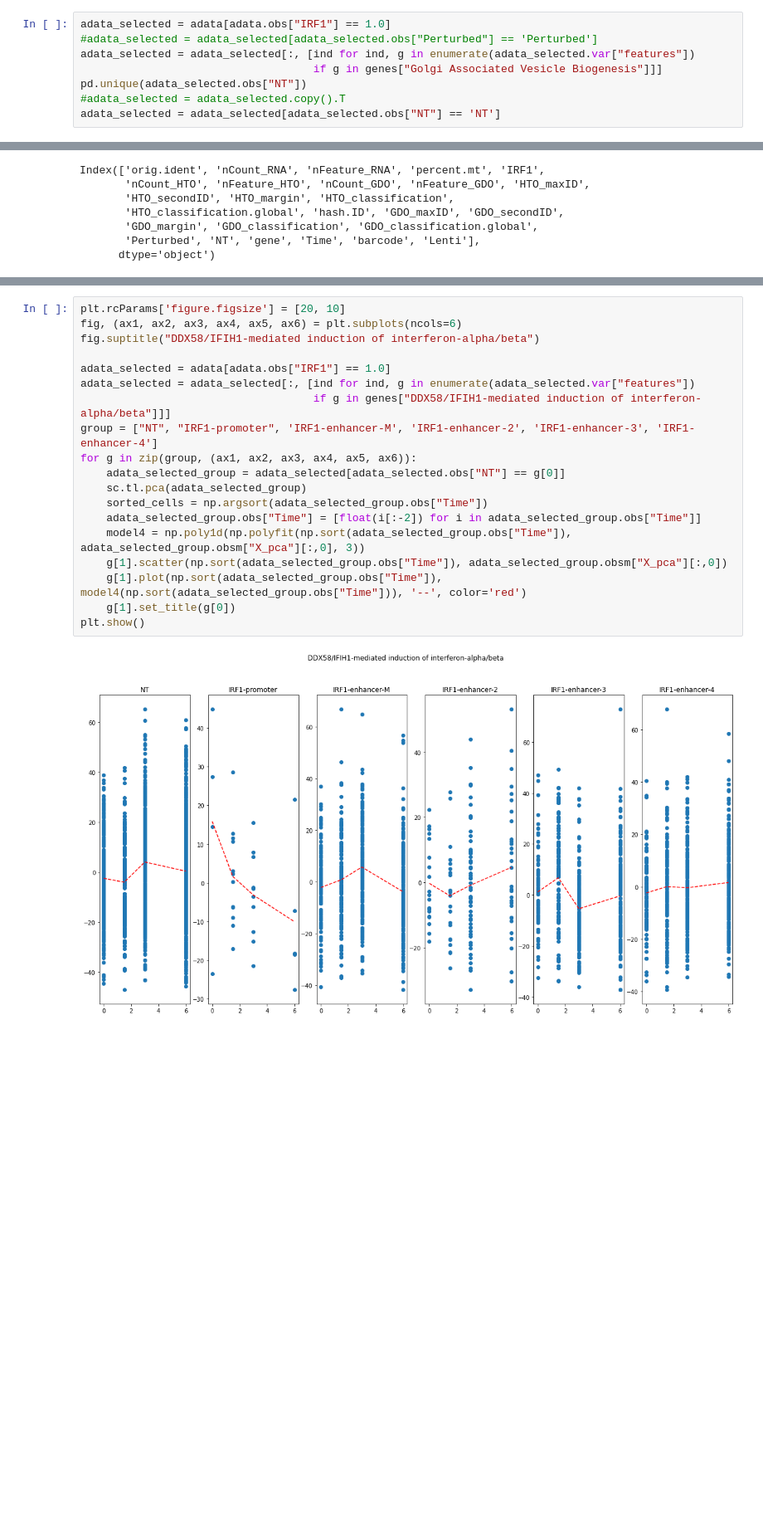
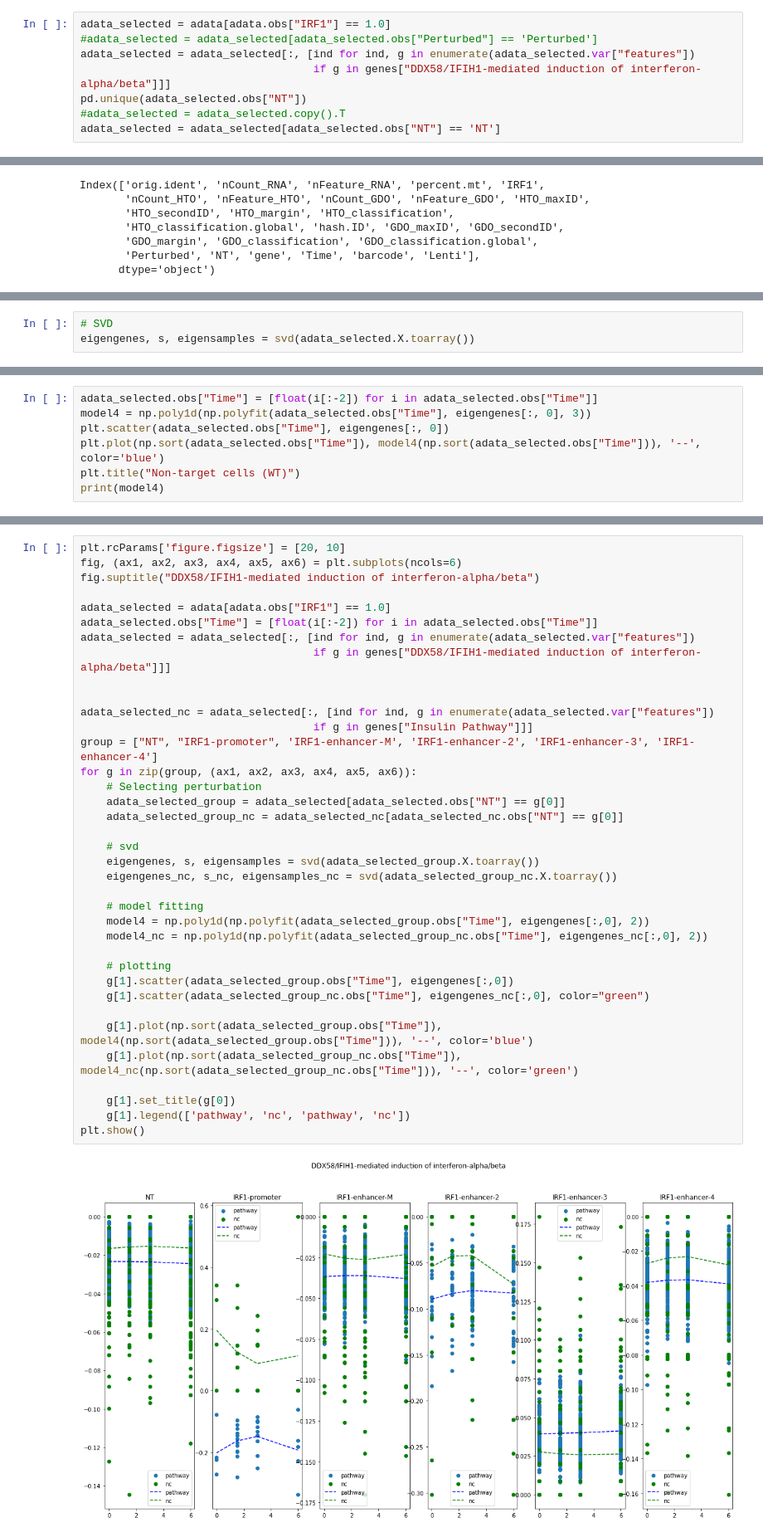
Before and after one commit to statisticalbiotechnology/lilliput, a Jupyter notebook: lilliput.ipynb, the cells around one changed output, grey strips where cells are left out. Shown at 83% size. Saved outputs shown, nothing was run; the diff lists cells and outputs as text; blank space fills up the shorter version.

Commit message:
switched to svd and modified plots

```diff
--- a/lilliput.ipynb
+++ b/lilliput.ipynb
@@ -85,7 +99,7 @@ genes = {"DDX58/IFIH1-mediated induction of interferon-alpha/beta":["IRF1", "RIG
 adata_selected = adata[adata.obs["IRF1"] == 1.0]
 #adata_selected = adata_selected[adata_selected.obs["Perturbed"] == 'Perturbed']
 adata_selected = adata_selected[:, [ind for ind, g in enumerate(adata_selected.var["features"])
-                                    if g in genes["Golgi Associated Vesicle Biogenesis"]]]
+                                    if g in genes["DDX58/IFIH1-mediated induction of interferon-alpha/beta"]]]
 pd.unique(adata_selected.obs["NT"])
 #adata_selected = adata_selected.copy().T
 adata_selected = adata_selected[adata_selected.obs["NT"] == 'NT']
@@ -136,0 +128,3 @@ plt.scatter(adata_selected.obsm["X_pca"][:, 0], adata_selected.obsm["X_pca"][:,1
+# %%
+# SVD
+eigengenes, s, eigensamples = svd(adata_selected.X.toarray())
@@ -136,0 +153,7 @@ plt.scatter(adata_selected.obsm["X_pca"][:, 0], adata_selected.obsm["X_pca"][:,1
+# %%
+adata_selected.obs["Time"] = [float(i[:-2]) for i in adata_selected.obs["Time"]]
+model4 = np.poly1d(np.polyfit(adata_selected.obs["Time"], eigengenes[:, 0], 3))
+plt.scatter(adata_selected.obs["Time"], eigengenes[:, 0])
+plt.plot(np.sort(adata_selected.obs["Time"]), model4(np.sort(adata_selected.obs["Time"])), '--', color='blue')
+plt.title("Non-target cells (WT)")
+print(model4)
@@ -137,21 +168,39 @@ plt.scatter(adata_selected.obsm["X_pca"][:, 0], adata_selected.obsm["X_pca"][:,1
 # %%
 plt.rcParams['figure.figsize'] = [20, 10]
 fig, (ax1, ax2, ax3, ax4, ax5, ax6) = plt.subplots(ncols=6)
 fig.suptitle("DDX58/IFIH1-mediated induction of interferon-alpha/beta")
 
 adata_selected = adata[adata.obs["IRF1"] == 1.0]
+adata_selected.obs["Time"] = [float(i[:-2]) for i in adata_selected.obs["Time"]]
 adata_selected = adata_selected[:, [ind for ind, g in enumerate(adata_selected.var["features"])
                                     if g in genes["DDX58/IFIH1-mediated induction of interferon-alpha/beta"]]]
+
+
+adata_selected_nc = adata_selected[:, [ind for ind, g in enumerate(adata_selected.var["features"])
+                                    if g in genes["Insulin Pathway"]]]
 group = ["NT", "IRF1-promoter", 'IRF1-enhancer-M', 'IRF1-enhancer-2', 'IRF1-enhancer-3', 'IRF1-enhancer-4']
 for g in zip(group, (ax1, ax2, ax3, ax4, ax5, ax6)):
+    # Selecting perturbation
     adata_selected_group = adata_selected[adata_selected.obs["NT"] == g[0]]
-    sc.tl.pca(adata_selected_group)
-    sorted_cells = np.argsort(adata_selected_group.obs["Time"])
-    adata_selected_group.obs["Time"] = [float(i[:-2]) for i in adata_selected_group.obs["Time"]]
-    model4 = np.poly1d(np.polyfit(np.sort(adata_selected_group.obs["Time"]), adata_selected_group.obsm["X_pca"][:,0], 3))
-    g[1].scatter(np.sort(adata_selected_group.obs["Time"]), adata_selected_group.obsm["X_pca"][:,0])
-    g[1].plot(np.sort(adata_selected_group.obs["Time"]), model4(np.sort(adata_selected_group.obs["Time"])), '--', color='red')
+    adata_selected_group_nc = adata_selected_nc[adata_selected_nc.obs["NT"] == g[0]]
+
+    # svd
+    eigengenes, s, eigensamples = svd(adata_selected_group.X.toarray())
+    eigengenes_nc, s_nc, eigensamples_nc = svd(adata_selected_group_nc.X.toarray())
+
+    # model fitting
+    model4 = np.poly1d(np.polyfit(adata_selected_group.obs["Time"], eigengenes[:,0], 2))
+    model4_nc = np.poly1d(np.polyfit(adata_selected_group_nc.obs["Time"], eigengenes_nc[:,0], 2))
+
+    # plotting
+    g[1].scatter(adata_selected_group.obs["Time"], eigengenes[:,0])
+    g[1].scatter(adata_selected_group_nc.obs["Time"], eigengenes_nc[:,0], color="green")
+
+    g[1].plot(np.sort(adata_selected_group.obs["Time"]), model4(np.sort(adata_selected_group.obs["Time"])), '--', color='blue')
+    g[1].plot(np.sort(adata_selected_group_nc.obs["Time"]), model4_nc(np.sort(adata_selected_group_nc.obs["Time"])), '--', color='green')
+
     g[1].set_title(g[0])
+    g[1].legend(['pathway', 'nc', 'pathway', 'nc'])
 plt.show()
 # %% [output]
-[figure, old version]
+[figure, new version]
```
Also changed, not shown: parts of 25 cells of this notebook.
